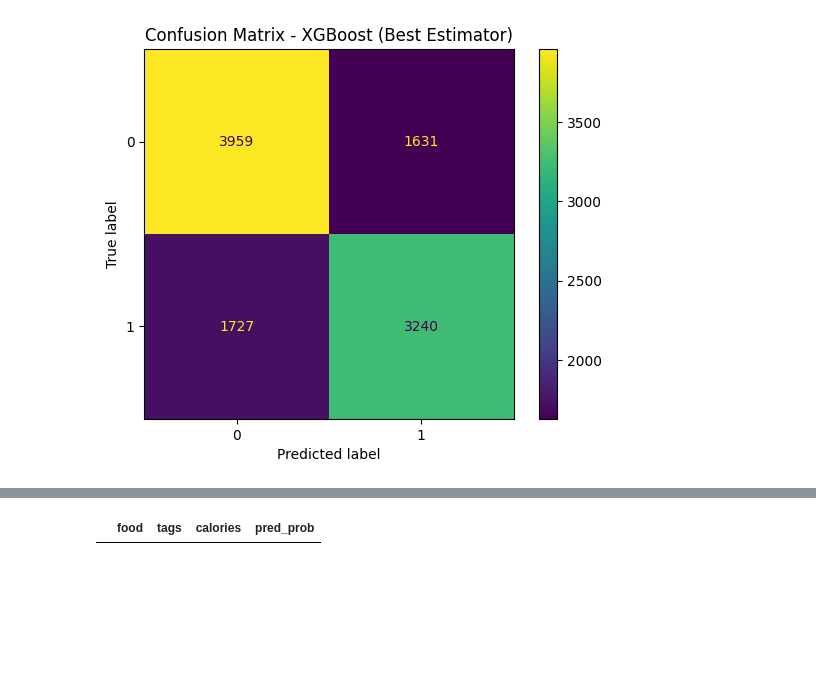
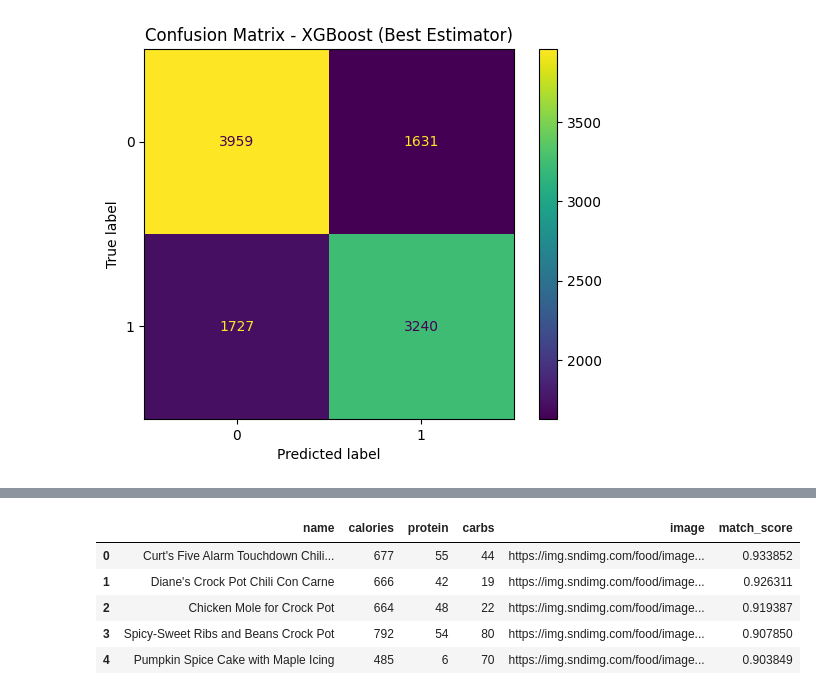
Before and after one commit to Akmal7604/Capstone_Akmal_Andri_Zahran, a Jupyter notebook: Andri/testing2.ipynb, the cells around one changed output, grey strips where cells are left out. Cells and saved outputs as stored; diff of their text form; code cells hidden in the pictures; blank space fills up the shorter version.

```diff
--- a/Andri/testing2.ipynb
+++ b/Andri/testing2.ipynb
@@ -600,6 +630,10 @@ plt.grid(False)
 plt.show()
 # %% [output]
 [figure]
+# %%
+# Tambahkan kolom pred_prob ke seluruh dataset
+X_all_food = np.hstack([data['RecipeId_cat'].values.reshape(-1, 1), scaler.transform(data[features_to_use])])
+data['pred_prob'] = best_xgb.predict_proba(X_all_food)[:, 1]
 # %%
 import numpy as np
 import pandas as pd
@@ -658,10 +688,44 @@ Index: []
 # %%
-# Contoh penggunaan
-user_input = ['High protein', 'asian', 'low calorie']
-user_input = [x.lower() for x in user_input]
-target_calories = 1500
+import pandas as pd
 
-result = search_food_by_keywords(data, user_input, target_calories, top_n=5)
-display(result)
+# Contoh data input dari frontend
+user_input = {
+    'height': 175,     # cm
+    'weight': 70,      # kg
+    'age': 30,
+    'gender': 'male',
+    'activity_level': 'moderate',
+    'goal': 'weight_loss',
+    'meals_per_day': 3,
+    'vegetarian': False,
+    'preferences': ['indonesian', 'spicy', 'low calorie']
+}
+
+# Dapatkan rekomendasi
+recommendations = recommend_foods(
+    user_data=user_input,
+    preferences=user_input['preferences']
+)
+
+# Format output untuk frontend / display
+output = []
+for _, row in recommendations.iterrows():
+    output.append({
+        'name': row['Name'],
+        'calories': row['Calories'],
+        'protein': row['ProteinContent'],
+        'carbs': row['CarbohydrateContent'],
+        'image': row['Images'],
+        'match_score': row.get('pred_prob', 0.8)  # Default jika tidak ada prediksi
+    })
+
+# Tampilkan output di Jupyter Notebook
+output_df = pd.DataFrame(output)
+output_df
 # %% [output]
-|  | food | tags | calories | pred_prob |
+|  | name | calories | protein | carbs | image | match_score |
+| 0 | Curt's Five Alarm Touchdown Chili... | 677 | 55 | 44 | https://img.sndimg.com/food/image... | 0.933852 |
+| 1 | Diane's Crock Pot Chili Con Carne | 666 | 42 | 19 | https://img.sndimg.com/food/image... | 0.926311 |
+| 2 | Chicken Mole for Crock Pot | 664 | 48 | 22 | https://img.sndimg.com/food/image... | 0.919387 |
+| 3 | Spicy-Sweet Ribs and Beans Crock Pot | 792 | 54 | 80 | https://img.sndimg.com/food/image... | 0.907850 |
+| 4 | Pumpkin Spice Cake with Maple Icing | 485 | 6 | 70 | https://img.sndimg.com/food/image... | 0.903849 |
```
Also changed, not shown: parts of 9 cells of this notebook, 5 other files.
